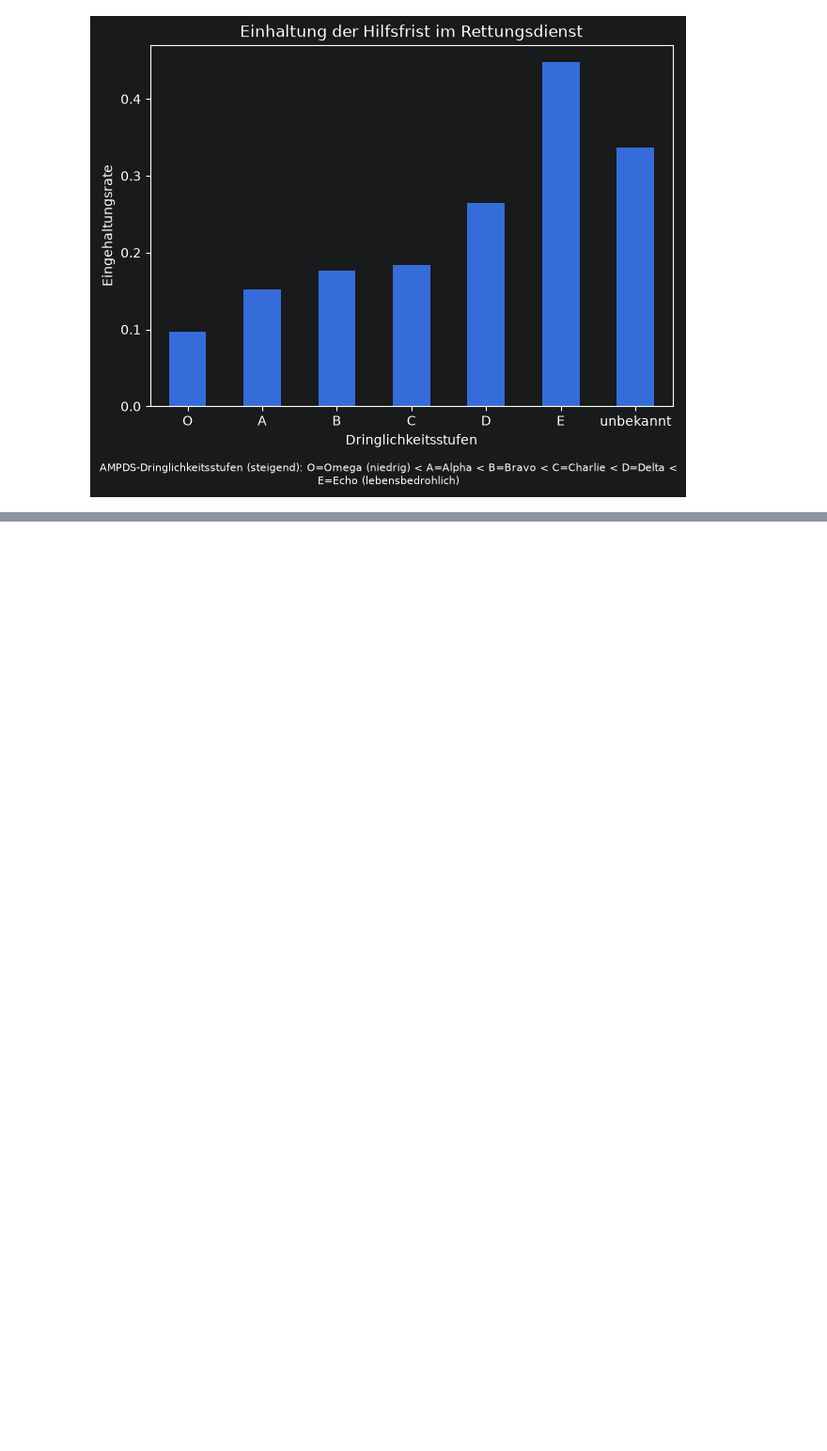
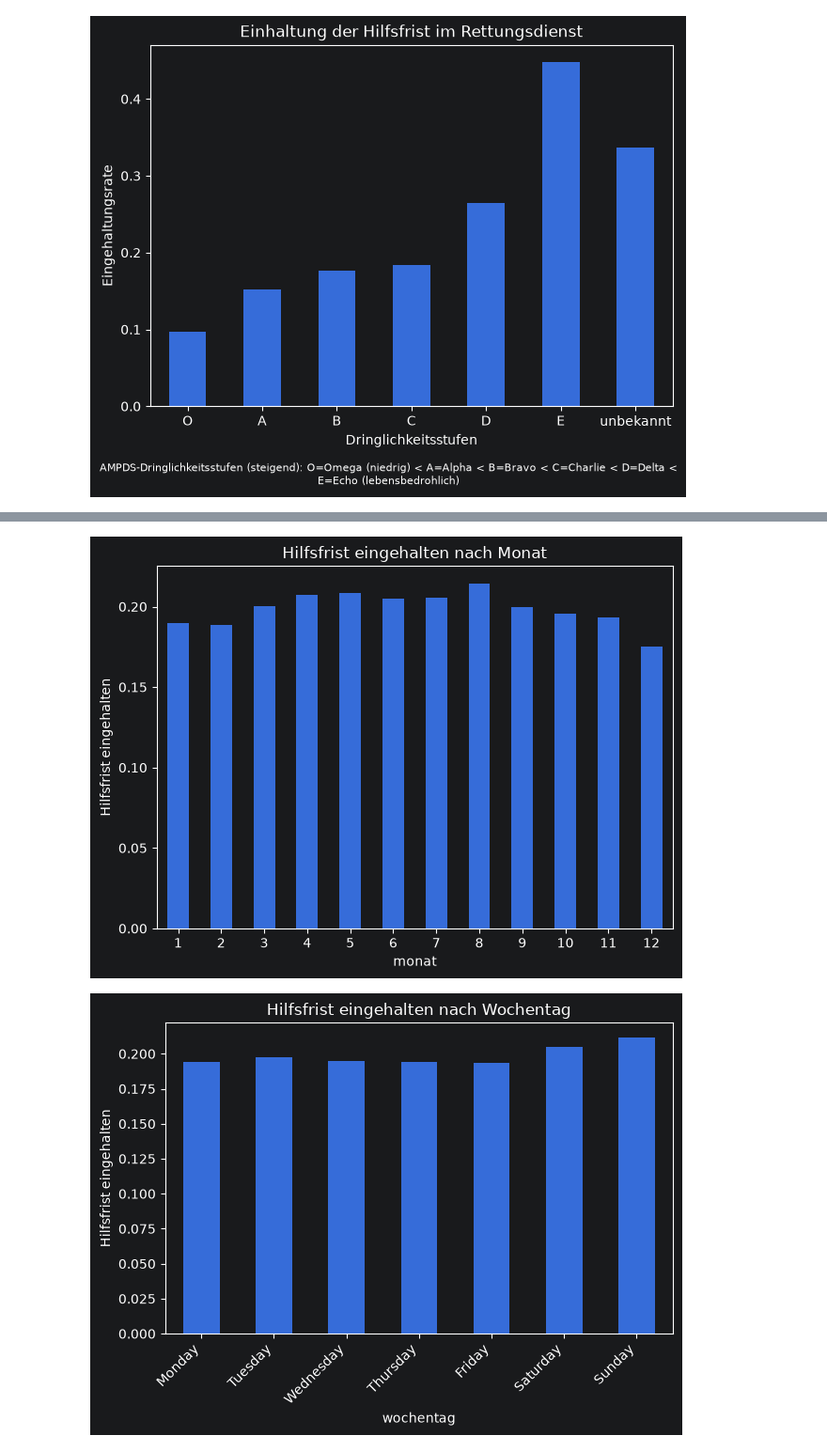
Before and after one commit to coohjaay/BigdataNeu, a Jupyter notebook: sample.ipynb, the cells around one changed output, grey strips where cells are left out. Shown at 94% size. Drawn from its saved outputs; the diff is of its cells as text; code cells hidden in the pictures; blank space fills up the shorter version.

```diff
--- a/sample.ipynb
+++ b/sample.ipynb
@@ -523,0 +566,39 @@ https://open-meteo.com/en/docs/historical-forecast-api?start_date=2022-01-01&end
+# %%
+# Hilfsfrist-Quote pro Monat
+quote_monat = df_mission_data.groupby("monat")["hilfsfrist"].mean()
+
+quote_monat.plot(kind="bar")
+plt.ylabel("Hilfsfrist eingehalten")
+plt.title("Hilfsfrist eingehalten nach Monat")
+plt.xticks(rotation=0)
+plt.tight_layout()
+plt.show()
+
+# Hilfsfrist-Quote je Wochentag
+quote_wochentag = df_mission_data.groupby("wochentag")["hilfsfrist"].mean()
+sort_wochentag = ["Monday", "Tuesday", "Wednesday", "Thursday", "Friday", "Saturday", "Sunday"]
+quote_wochentag = quote_wochentag.reindex(sort_wochentag)
+
+quote_wochentag.plot(kind="bar")
+plt.ylabel("Hilfsfrist eingehalten")
+plt.title("Hilfsfrist eingehalten nach Wochentag")
+plt.xticks(rotation=45, ha="right")
+plt.tight_layout()
+plt.show()
+
+# Heatmap Hilfsfrist nach Wochentag, Monat
+pivot = df_mission_data.pivot_table(index="wochentag", columns="monat", values="hilfsfrist", aggfunc="mean")
+
+sort_wochentag = ["Monday", "Tuesday", "Wednesday", "Thursday", "Friday", "Saturday", "Sunday"]
+pivot = pivot.reindex(sort_wochentag)
+
+plt.figure(figsize=(10, 6))
+sns.heatmap(pivot, annot=True, fmt=".2f", cmap="YlOrRd")
+plt.title("Hilfsfrist eingehalten nach Wochentag und Monat")
+plt.xlabel("Monat")
+plt.ylabel("Wochentag")
+plt.tight_layout()
+plt.show()
+# %% [output]
+[figure, added]
+[figure, added]
```
Also changed, not shown: parts of 33 cells of this notebook, 1 other file.
